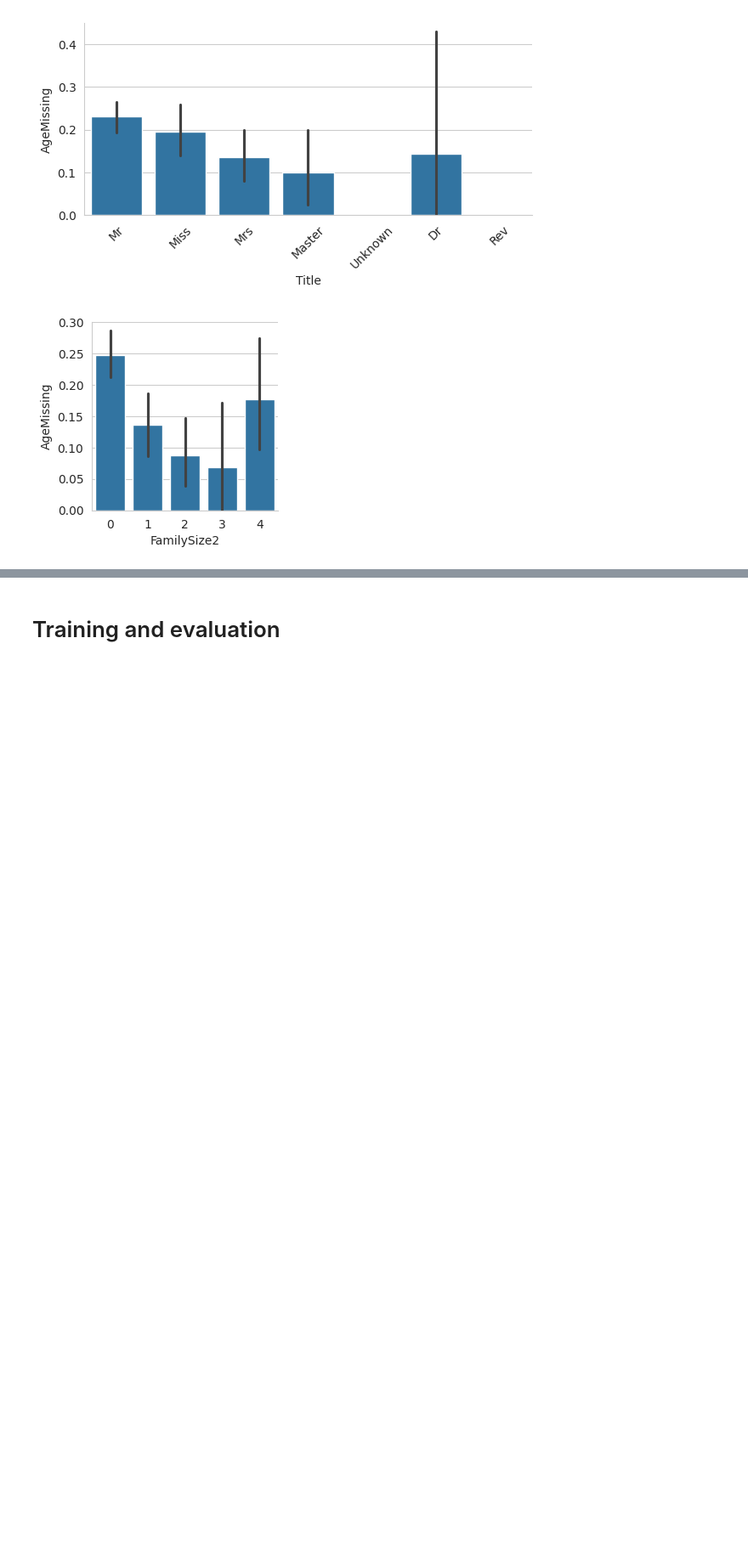
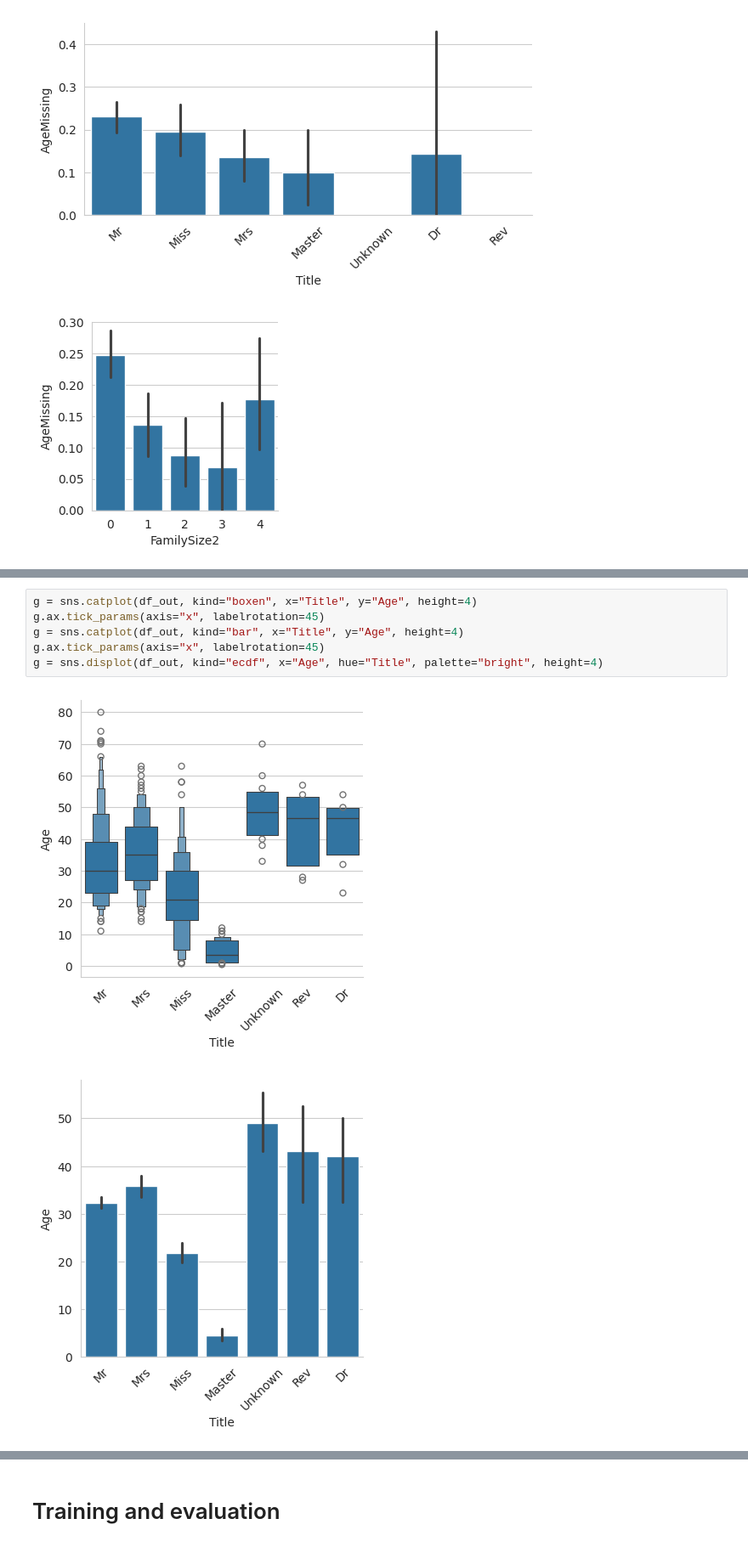
Before and after one commit to rfdspeng/ml_ai_portfolio, a Jupyter notebook: titanic/titanic.ipynb, the cells around one changed output, grey strips where cells are left out. Shown at 85% size. Saved outputs shown, nothing was run; the diff lists cells and outputs as text; blank space fills up the shorter version.

```diff
--- a/titanic/titanic.ipynb
+++ b/titanic/titanic.ipynb
@@ -385,0 +487,9 @@ g = sns.catplot(df_out, kind="bar", x="FamilySize", y="AgeMissing", height=3)
+# %%
+g = sns.catplot(df_out, kind="boxen", x="Title", y="Age", height=4)
+g.ax.tick_params(axis="x", labelrotation=45)
+g = sns.catplot(df_out, kind="bar", x="Title", y="Age", height=4)
+g.ax.tick_params(axis="x", labelrotation=45)
+g = sns.displot(df_out, kind="ecdf", x="Age", hue="Title", palette="bright", height=4)
+# %% [output]
+[figure, added]
+[figure, added]
```
Also changed, not shown: parts of 16 cells of this notebook, 1 other file.
